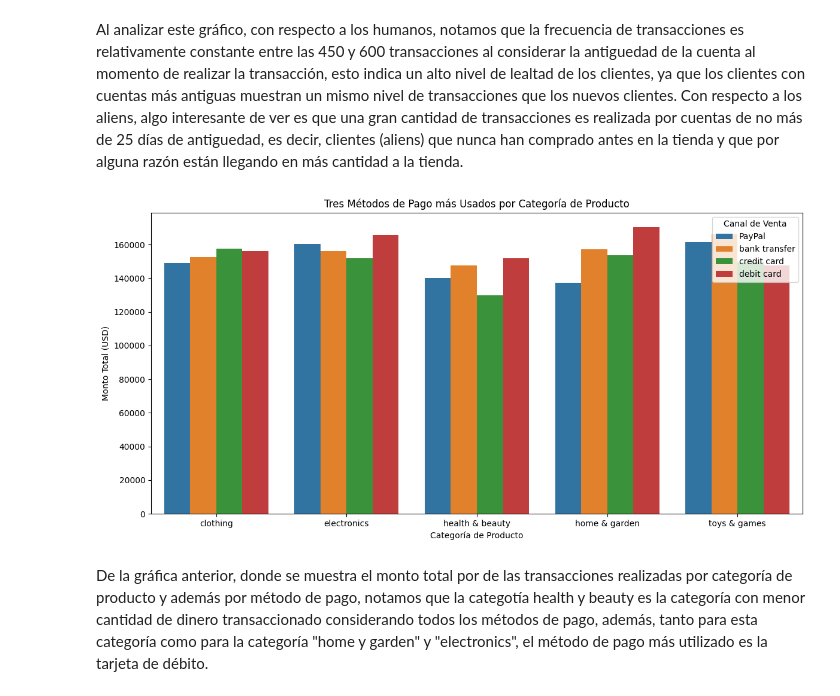
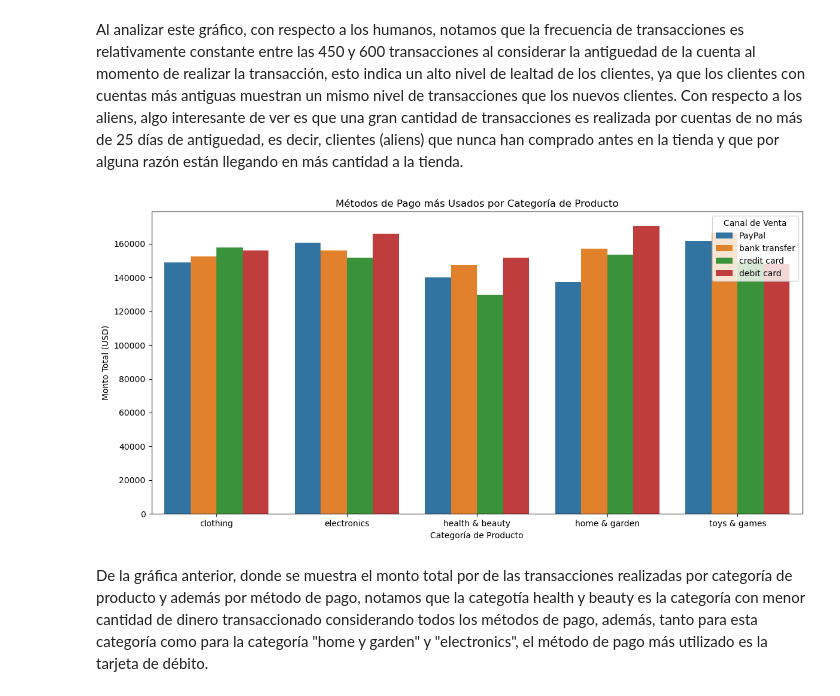
Before and after one commit to IsraPKMNPAP/Laboratorio-de-Herramientas, a Jupyter notebook: Laboratorios/Lab4_enunciado.ipynb, the cells around one changed output. Saved outputs shown, nothing was run; the diff lists cells and outputs as text; code cells hidden in the pictures.

```diff
--- a/Laboratorios/Lab4_enunciado.ipynb
+++ b/Laboratorios/Lab4_enunciado.ipynb
@@ -159,7 +148,7 @@ sparksession = SparkSession.builder.master("local").appName("Dataframes").getOrC
 df = (
     sparksession.read
     .format("parquet")
-    .load("C:/Users/lpico/Documents/Repositorio-papayon/datos_lab_spark.parquet")
+    .load("../temp/datos_lab_spark.parquet")
 )
 # %%
 # Mostramos
@@ -661,18 +648,18 @@ Con respecto a los aliens, algo interesante de ver es que una gran cantidad de t
 # %%
 # Agrupamos por categoría de producto y canal de venta para luego contar la cantidad de productos vendidos
 venta_total_canal = df_pandas.groupby(['Product Category', 'Payment Method'])['Transaction Amount'].sum().reset_index()
 
 # Creamos un gráfico de barras
 plt.figure(figsize=(12, 6))
 sns.barplot(data=venta_total_canal, x='Product Category', y='Transaction Amount', hue='Payment Method')
-plt.title('Tres Métodos de Pago más Usados por Categoría de Producto')
+plt.title('Métodos de Pago más Usados por Categoría de Producto')
 plt.xlabel('Categoría de Producto')
 plt.ylabel('Monto Total (USD)')
 plt.legend(title='Canal de Venta')
 plt.tight_layout()
 plt.show()
 # %% [output]
-[figure, old version]
+[figure, new version]
 # %% [markdown]
 De la gráfica anterior, donde se muestra el monto total por de las transacciones realizadas por categoría de producto y además por método de pago, notamos que la categotía health y beauty es la categoría con menor cantidad de dinero transaccionado considerando todos los métodos de pago, además, tanto para esta categoría como para la categoría "home y garden" y "electronics", el método de pago más utilizado es la tarjeta de débito.
 # %% [markdown]
```
Also changed, not shown: parts of 12 cells of this notebook.
